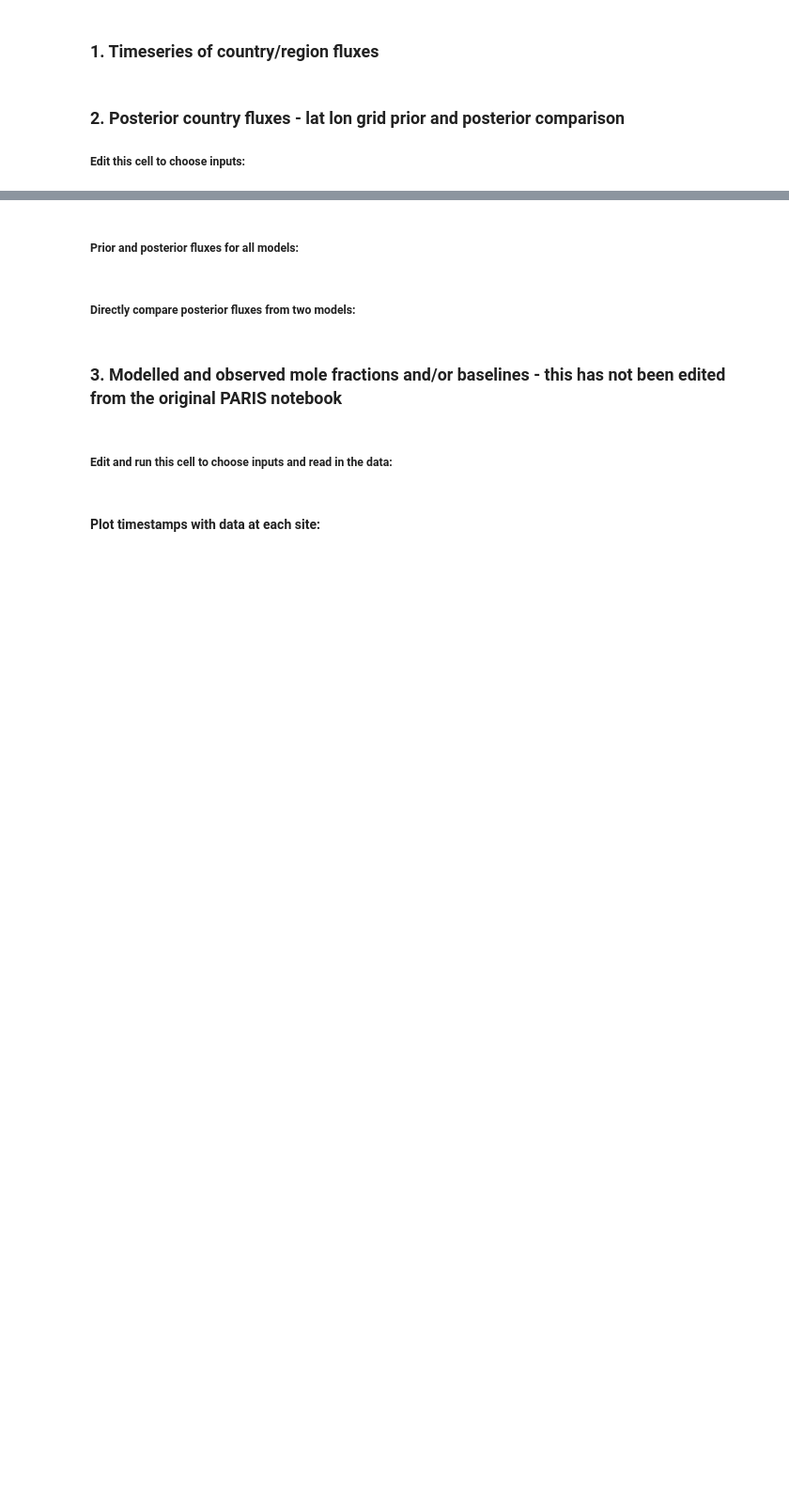
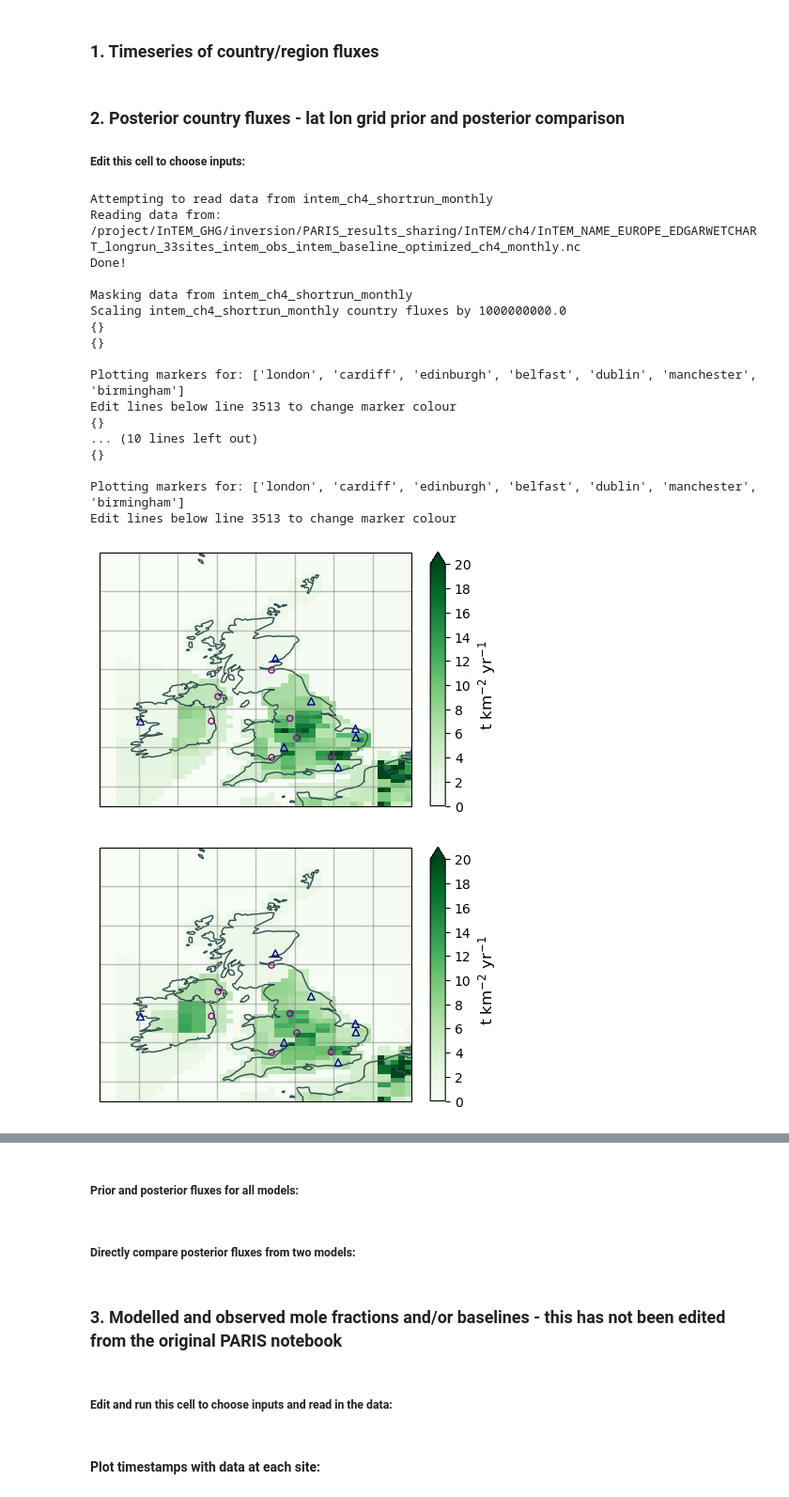
Before and after one commit to openghg/fluxie, a Jupyter notebook: PARIS_inversion_results_NISC.ipynb, the cells around one changed output, grey strips where cells are left out. Shown: that part at 94% size. Drawn from its saved outputs; the diff is of its cells as text; code cells hidden in the pictures; blank space fills up the shorter version.

```diff
--- a/PARIS_inversion_results_NISC.ipynb
+++ b/PARIS_inversion_results_NISC.ipynb
@@ -125,11 +145,11 @@ for species in species_all:
     elif species == 'ch4':
         models = [f'intem_{species}_shortrun_monthly',f'intem_{species}_longrun']
         period_override = ['monthly','yearly']
-        #start_date = ['2007-01-01','1990-01-01']
-        start_date = ['2006-01-01','2006-01-01'] #shortrun
+        start_date = ['2007-01-01','1990-01-01']
+        #start_date = ['2006-01-01','2006-01-01'] #shortrun
         end_date = ['2024-01-01','2024-01-01']
-        #inventory_start_date = '1990-01-01'
-        inventory_start_date = '2006-01-01'
+        inventory_start_date = '1990-01-01'
+        #inventory_start_date = '2006-01-01' #shortrun
 
     elif species == 'n2o':
         models = [f'intem_{species}_longrun_monthly',f'intem_{species}_longrun']
@@ -138,7 +158,7 @@ for species in species_all:
         start_date = ['2012-01-01','2012-01-01'] #shortrun
         end_date = ['2024-01-01','2024-01-01']
         #inventory_start_date = '1990-01-01'
-        inventory_start_date = '2012-01-01'
+        inventory_start_date = '2012-01-01' #shortrun
 
     elif species == 'sf6':
         models = ['intem_sf6_shortrun','intem_sf6_longrun']
@@ -154,9 +174,6 @@ for species in species_all:
         start_date = ['1990-01-01','1990-01-01']
         end_date = ['2024-01-01','2024-01-01']
         inventory_start_date = '2012-01-01'
-
-    #start_date = '1990-01-01' #inclusive. Option to set as list of dates, e.g. ['2018-01-01','2019-01-01'] which is required for total fgases if one model is missing obs for a year
-    #end_date = '2024-01-01' #not inclusive. Option to set as list of dates, e.g. ['2023-01-01','2022-01-01'] which is required for total fgases if one model is missing obs for a year
 
     ###################################
     # update priors in filesnames, based on the species and the species_prior dictionary above
@@ -192,7 +209,6 @@ for species in species_all:
     ### edit variables in this block
     plot_inventory = True
     inventory_years = ['2024','2025'] #If None, plots most recent. Or can choose list of years: ['2022','2023']. Uncertainties only plotted for most recent year.
-    #inventory_start_date = '2006-01-01'
     fix_y_axes = False #if True: all y axis limits are the same, if False: each y axis is relative to the data
                         #if a list of floats (e.g. [0,0.1]) applies these limit to all axes
     add_prior_unc = False #if True: plots prior uncertainty as shaded area
@@ -233,8 +249,10 @@ for species in species_all:
 #species_all = ['hfc134a','hfc143a','hfc125','hfc32','hfc23','hfc152a','hfc365mfc',
 #             'hfc4310mee','hfc245fa','hfc227ea','pfc218','pfc318','pfc116','cf4','nf3']
              #'ch4','n2o','sf6']
-species_all = ['pfc218']
-#species = 'hfc23' #options for individual species, or 'all_hfc' or 'all_pfc'
+species_all = ['ch4']
+
+start_date = '2020-01-01' #inclusive. Option to set as list of dates, e.g. ['2018-01-01','2019-01-01'] which is required for total fgases if one model is missing obs for a year
+end_date = '2024-01-01' #not inclusive. Option to set as list of dates, e.g. ['2023-01-01','2022-01-01'] which is required for total fgases if one model is missing obs for a year
 
 #output_path = f'/project/InTEM_GHG/inversion/PARIS_results_sharing/plots/2024_11_NISC/{species}_posterior_map{outnames[i]}_UK.png'
 #output_path = f'/project/InTEM_GHG/inversion/PARIS_results_sharing/plots/2024_11_NISC/{species}_posterior_map_yearly_CWEU.png'
@@ -247,8 +265,8 @@ for species in species_all:
         models = [f'intem_species_1yr']
         period_override = ['yearly']
         #chop_by = ['2020-01-01','2021-01-01','2022-01-01','2023-01-01']
-        chop_by = ['2020-01-01']
-        dt_all = [4]
+        chop_by = [start_date]
+        dt_all = [4] #only used for annual plots, otherwise is set to None in plotting code
         outnames = ['']
     elif species == 'ch4':
         models = [f'intem_{species}_shortrun_monthly']
@@ -265,21 +283,19 @@ for species in species_all:
     elif species == 'sf6':
         models = ['intem_sf6_longrun']
         period_override = ['yearly']
-        chop_by = ['2020-01-01']
-        dt_all = [4]
+        chop_by = [start_date]
+        dt_all = [4] #only used for annual plots, otherwise is set to None in plotting code
         outnames = ['']
     elif species == 'nf3':
         models = ['intem_nf3_shortrun']
         period_override = ['yearly']
-        chop_by = ['2020-01-01']
-        #chop_by = ['2020-01-01','2021-01-01','2022-01-01','2023-01-01']
-        dt_all = [4]
+        chop_by = [start_date]
+        #chop_by = ['2020-01-01','2021-01-01','2022-01-01','2023-01-01'] #for annual plots
+        dt_all = [4] #only used for annual plots, otherwise is set to None in plotting code
         outnames = ['']
 
     regions = ['UK']
     scale_co2eq = True
-    start_date = '2020-01-01' #inclusive. Option to set as list of dates, e.g. ['2018-01-01','2019-01-01'] which is required for total fgases if one model is missing obs for a year
-    end_date = '2024-01-01' #not inclusive. Option to set as list of dates, e.g. ['2023-01-01','2022-01-01'] which is required for total fgases if one model is missing obs for a year
 
     # used to update priors in filesnames, based on the species and the species_prior dictionary above
     m_data_updated = copy.deepcopy(m_data)
@@ -300,38 +316,62 @@ for species in species_all:
 
     model_colors = func.set_model_colors_2(models,m_colors)
 
     ###################################
     ### edit variables in this block
     plot_area = 'UK'       #options for: UK, FRANCE, GERMANY, ITALY, SWITZERLAND, NWEU, CWEU, EUROPE
-    cmap = 'green'         #flux colour (e.g. 'viridis', 'coolwarm') #use 'green', 'blue' or 'greyscale' to replicate NISC plots
+    cmap = 'Greens'         #flux colour (e.g. 'viridis', 'coolwarm') #use 'green', 'blue' or 'greyscale' to replicate NISC plots
+    cmap_diff = 'coolwarm'
     c_border = 'darkslategrey' #country boundary colour (e.g. 'floralwhite', 'dimgrey')
-    #chop_by = 'season' #['2020-01-01'] #'season'  #time unit of the averaging period (options for 'year', 'month' and 'season')
-                    #alternatively, a list of starting dates can be provided (format '2018-01-01')
-    #dt = [[9,10,11]]#,[6,7,8],[9,10,11]] #1   #number of time steps (in chop_by units) to use in the averaging
-            #if chop_by='season': set dt to a list of lists with the months to use in the average (e.g. dt=[[1,2],[10,11]], will average over Jan-Feb and Oct-Nov)
+    season = None
     var = 'flux_total_posterior'  #variable to be plotted. Options for: 'flux_total_posterior', 'flux_total_prior', 'posterior_prior_diff'
     plot_site_locations = True    #If True, adds markers to plots at locations of obs sites
     plot_point_markers = ['london','cardiff','edinburgh',
                         'belfast','dublin','manchester','birmingham'] #plot a marker at these locations, options for 'paris', 'london', 'nw_england' (PFC-218 source) or any value [lon,lat]
     plot_inversion_grid_flux = True #If True, plots fluxes at resolution of inversion, if False, plots at the resolution of the prior
     scale_to_kgkm2yr = True #If True, outputs fluxes in kg/km2/year. If False, uses mol/m2/s.
     nir_style_plot = True #If True, adds NIR-style formatting, e.g. adjusts scales, uses different symbols for point_source_markers etc.
-    mask_sea_areas = True   #If True, sets all 'sea' areas to 'nan'.
+    mask_sea_areas = False   #If True, sets all 'sea' areas to 'nan'.
+    include_threshold = False #If True, sets a minimum plotting value, using values set in the first cell of this notebook.
     ###################################
 
     for i,dt in enumerate(dt_all):
 
         if type(dt) == list:
             dt = [dt]
+        if include_threshold == True:
+            threshold_scale = threshold_scales[species]
+        else:
+            threshold_scale = None
 
         fig = func.plot_spatial_flux_per_timestamp(ds_all_flux_scaled,species,plot_area,end_date,s_data,m_data,
                                                     cmap=cmap,c_border=c_border,
                                                     var=var,chop_by=chop_by,dt=dt,period_override=period_override,
                                                     plot_site_locations=plot_site_locations,
                                                     plot_point_markers=plot_point_markers,
                                                     plot_inversion_grid_flux=plot_inversion_grid_flux,
                                                     scale_to_kgkm2yr=scale_to_kgkm2yr,
-                                                    nir_style_plot=nir_style_plot,mask_sea_areas=mask_sea_areas)
+                                                    nir_style_plot=nir_style_plot,mask_sea_areas=mask_sea_areas,
+                                                    threshold_scale=threshold_scale)
 
-        if save == True:
+        #if save == True:
             #fig.savefig(output_path,bbox_inches='tight',pad_inches=0.2,dpi=300)
+# %% [output]
+Attempting to read data from intem_ch4_shortrun_monthly
+Reading data from: /project/InTEM_GHG/inversion/PARIS_results_sharing/InTEM/ch4/InTEM_NAME_EUROPE_EDGARWETCHART_longrun_33sites_intem_obs_intem_baseline_optimized_ch4_monthly.nc
+Done!
+
+Masking data from intem_ch4_shortrun_monthly
+Scaling intem_ch4_shortrun_monthly country fluxes by 1000000000.0
+{}
+{}
+
+Plotting markers for: ['london', 'cardiff', 'edinburgh', 'belfast', 'dublin', 'manchester', 'birmingham']
+Edit lines below line 3513 to change marker colour
+{}
+... (10 lines left out)
+{}
+
+Plotting markers for: ['london', 'cardiff', 'edinburgh', 'belfast', 'dublin', 'manchester', 'birmingham']
+Edit lines below line 3513 to change marker colour
+[figure, added]
+[figure, added]
```
Also changed, not shown: parts of 3 cells of this notebook, 1 other file.
